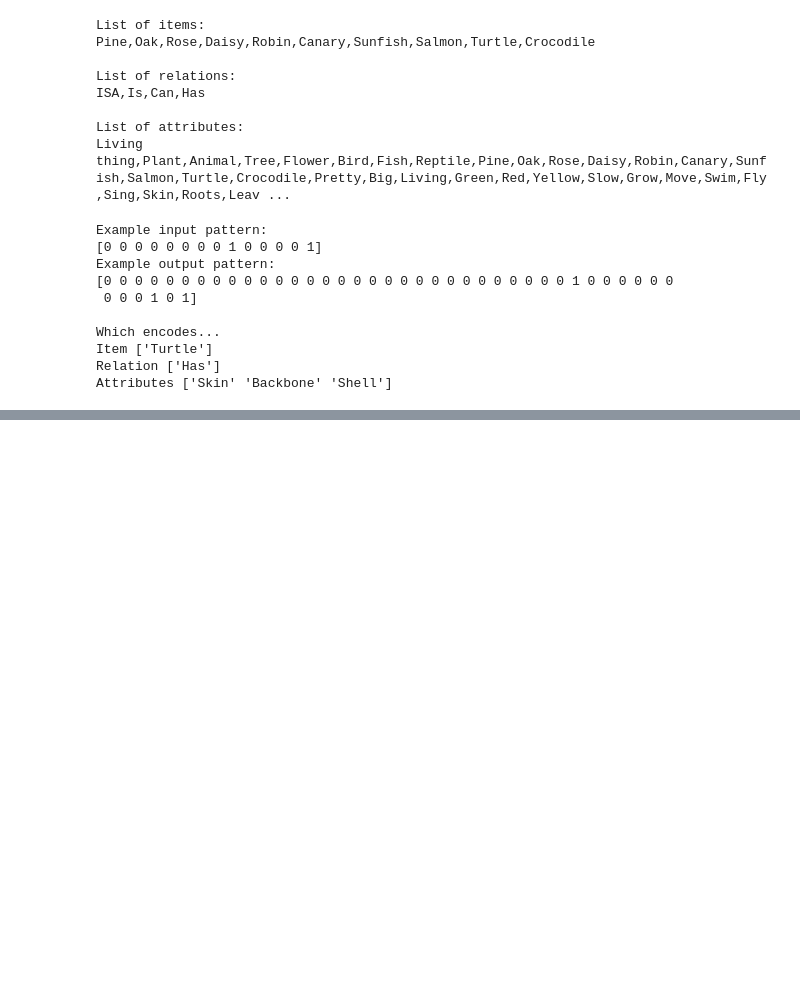
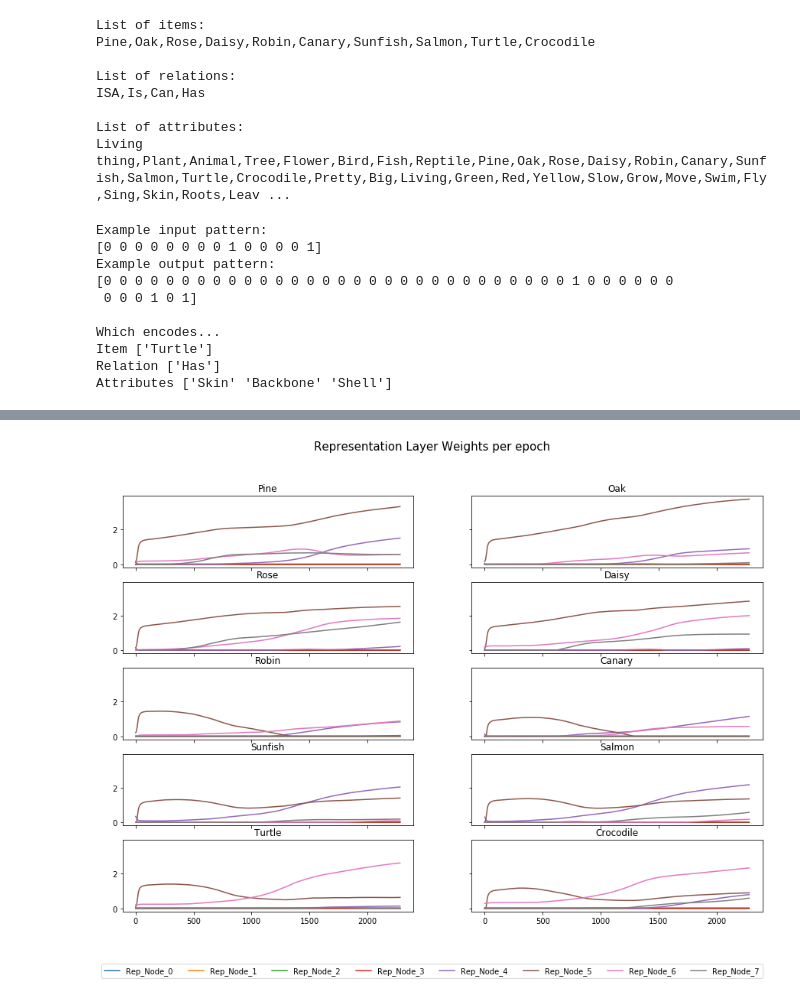
Before and after one commit to petersim1/CCM_Final_Project, a Jupyter notebook: Model_Training.ipynb, the cells around one changed output, grey strips where cells are left out. Cells and saved outputs as stored; diff of their text form; code cells hidden in the pictures; blank space fills up the shorter version.

```diff
--- a/Model_Training.ipynb
+++ b/Model_Training.ipynb
@@ -312,0 +336,4 @@ plt.show()
+# %%
+plot_rep(plot_option=2,rep_layer=rep_layer) # There are 3 plot options I created.
+# %% [output]
+[figure, added]
```
Also changed, not shown: parts of 13 cells of this notebook, 5 other files.
